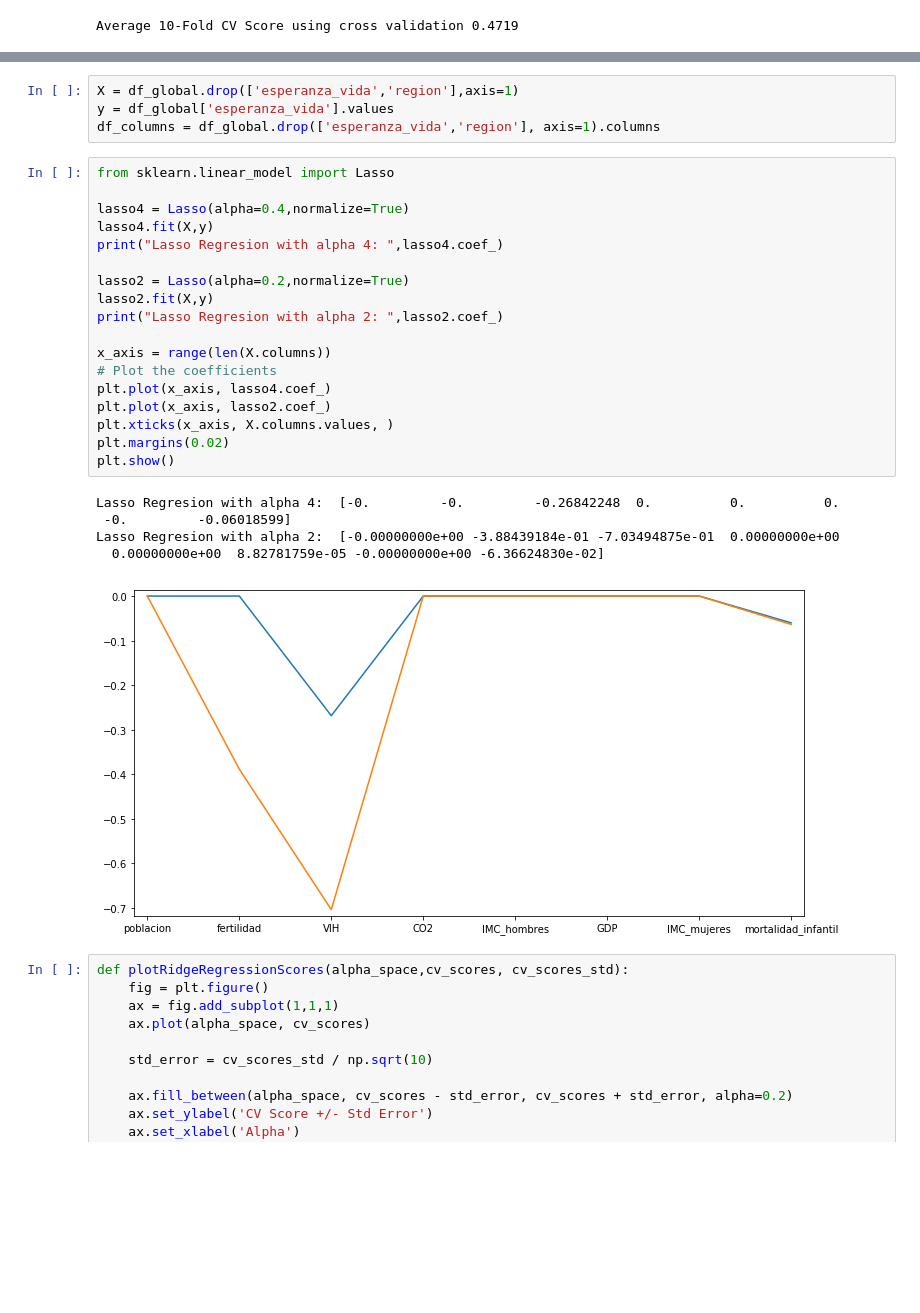
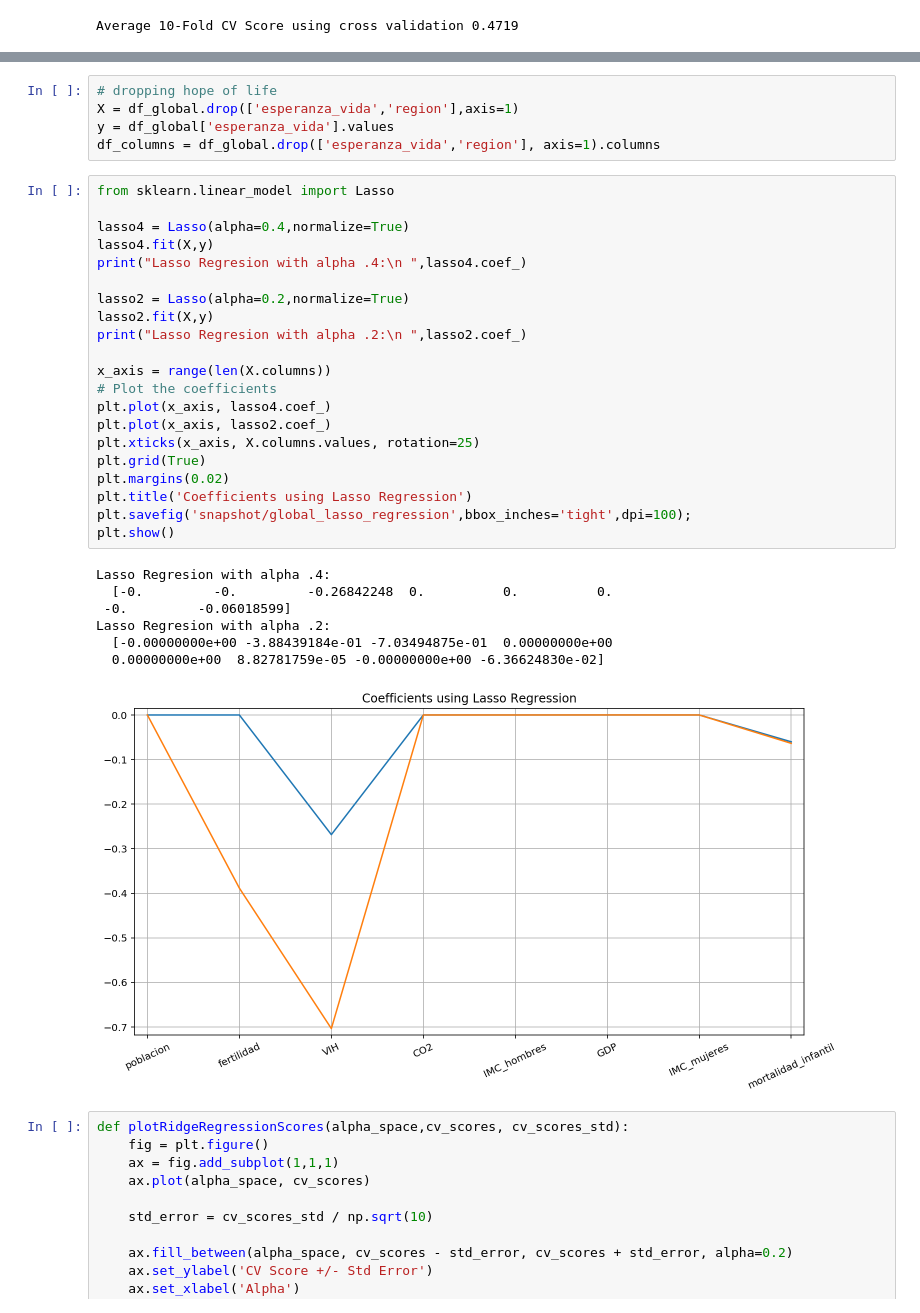
Before and after one commit to romellfudi/MachineLearing, a Jupyter notebook: 1.Supervised Learning.ipynb, the cells around one changed output, grey strips where cells are left out. Drawn from its saved outputs; the diff is of its cells as text; blank space fills up the shorter version.

```diff
--- a/1.Supervised Learning.ipynb
+++ b/1.Supervised Learning.ipynb
@@ -165,31 +200,37 @@ Accuary with f1_macro: 0.77 (+/- 0.081)
 # %%
+# dropping hope of life
 X = df_global.drop(['esperanza_vida','region'],axis=1)
 y = df_global['esperanza_vida'].values
 df_columns = df_global.drop(['esperanza_vida','region'], axis=1).columns
 # %%
 from sklearn.linear_model import Lasso
 
 lasso4 = Lasso(alpha=0.4,normalize=True)
 lasso4.fit(X,y)
-print("Lasso Regresion with alpha 4: ",lasso4.coef_)
+print("Lasso Regresion with alpha .4:\n ",lasso4.coef_)
 
 lasso2 = Lasso(alpha=0.2,normalize=True)
 lasso2.fit(X,y)
-print("Lasso Regresion with alpha 2: ",lasso2.coef_)
+print("Lasso Regresion with alpha .2:\n ",lasso2.coef_)
 
 x_axis = range(len(X.columns))
 # Plot the coefficients
 plt.plot(x_axis, lasso4.coef_)
 plt.plot(x_axis, lasso2.coef_)
-plt.xticks(x_axis, X.columns.values, )
+plt.xticks(x_axis, X.columns.values, rotation=25)
+plt.grid(True)
 plt.margins(0.02)
+plt.title('Coefficients using Lasso Regression')
+plt.savefig('snapshot/global_lasso_regression',bbox_inches='tight',dpi=100);
 plt.show()
 # %% [output]
-Lasso Regresion with alpha 4:  [-0.         -0.         -0.26842248  0.          0.          0.
+Lasso Regresion with alpha .4:
+  [-0.         -0.         -0.26842248  0.          0.          0.
  -0.         -0.06018599]
-Lasso Regresion with alpha 2:  [-0.00000000e+00 -3.88439184e-01 -7.03494875e-01  0.00000000e+00
+Lasso Regresion with alpha .2:
+  [-0.00000000e+00 -3.88439184e-01 -7.03494875e-01  0.00000000e+00
   0.00000000e+00  8.82781759e-05 -0.00000000e+00 -6.36624830e-02]
-[figure, old version]
+[figure, new version]
 # %%
 def plotRidgeRegressionScores(alpha_space,cv_scores, cv_scores_std):
     fig = plt.figure()
```
Also changed, not shown: parts of 46 cells of this notebook, 1 other file.
